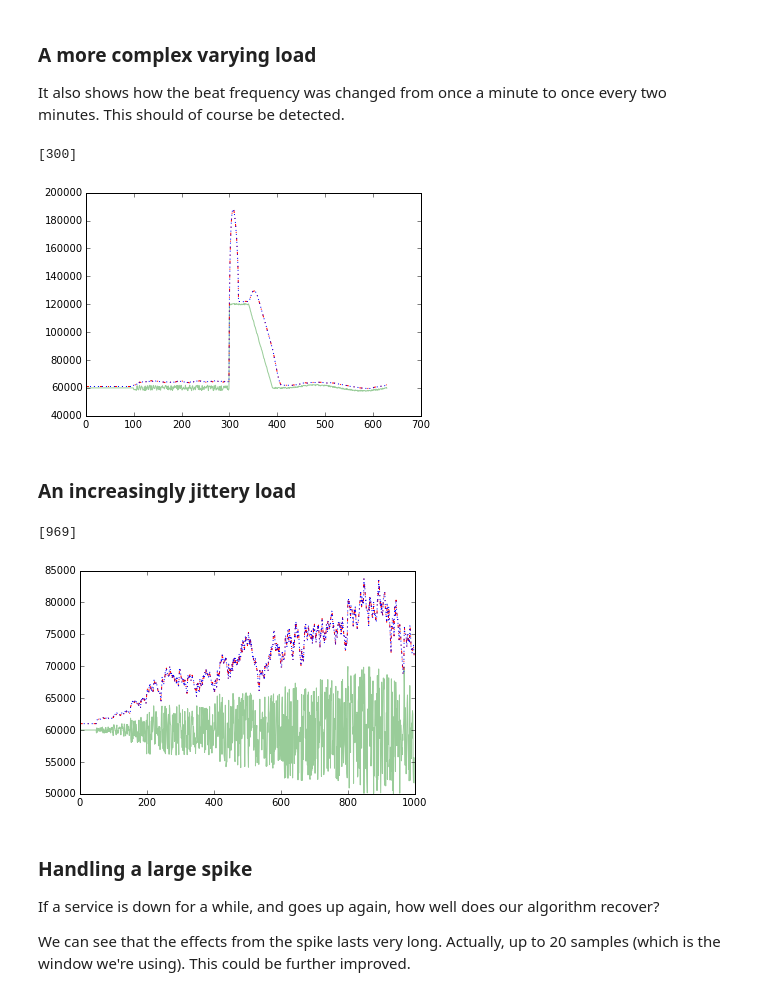
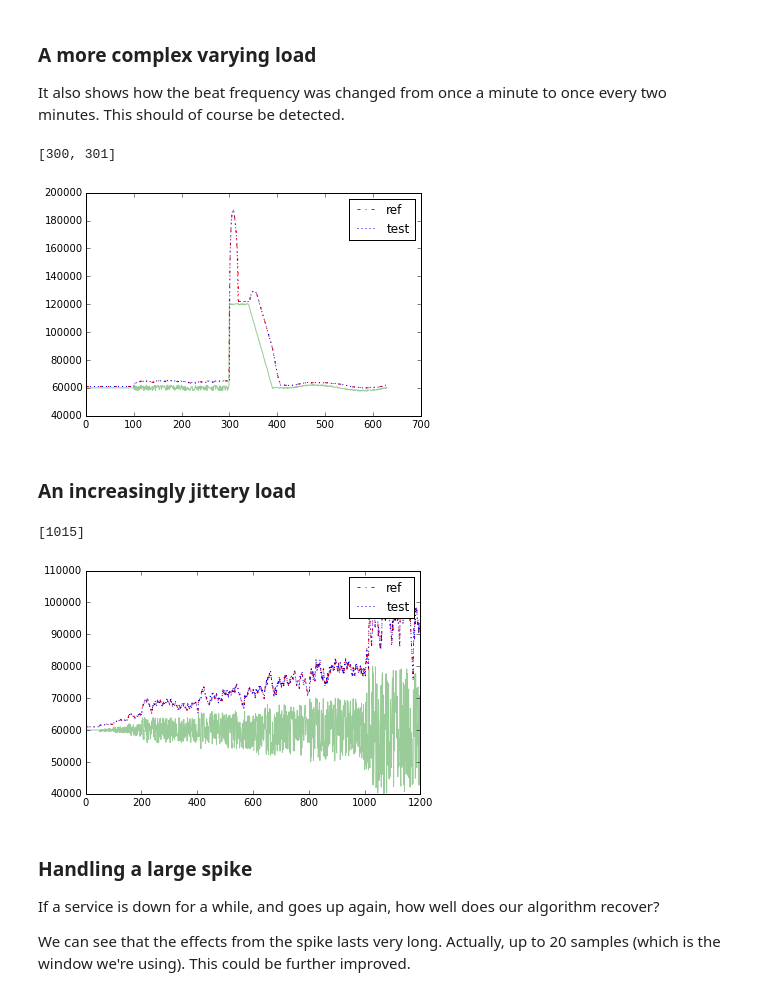
Before and after one commit to boivie/lovebeat, a Jupyter notebook: docs/Lovebeat Auto Algorithm.ipynb, the cells around one changed output. Drawn from its saved outputs; the diff is of its cells as text; code cells hidden in the pictures.

```diff
--- a/docs/Lovebeat Auto Algorithm.ipynb
+++ b/docs/Lovebeat Auto Algorithm.ipynb
@@ -25,27 +25,3 @@ def sin(base, amplitude, count = 100):
 ### And a method for plotting and evaluating target algorithms
 
 Note that it supports two algorithms. One `ref` (reference) and one that is the "algorithm-under-test" (`test`). This allows you to compare and benchmark one algorithm with another.
-# %%
-def evaluate(id, data, ref, test):
-    fig, ax = plt.subplots()
-    ax.plot(data, color="green", alpha=0.4)
-
-    ts = []
-    refs = []
-    tests = []
-    with open("test-%s.csv" % id, "w") as f:
-        for i in range(len(data)):
-            ts.append(data[i])
-
-            res1 = ref(ts)
-            refs.append(res1)
-
-            res2 = test(ts)
-            tests.append(res2)
-
-            f.write("%d,%d\n" % (data[i], refs[i]))
-
-    ax.plot(refs, color="red", ls='-.')
-    ax.plot(tests, color="blue", ls=':')
-    over = [i for i in range(len(data)) if data[i] > tests[i - 1]]
-    print(over)
@@ -104,7 +111,7 @@ def ewmstd_last(series, com):
         return 0
     return math.sqrt(t)
 
-def ref(timeseries, factor=3):
+def algo_ewma_std(timeseries, factor=3):
     ts = timeseries[-20:]
     median = ewma(ts, 10)[-1]
     s = ewmstd_last(ts, 10)
@@ -113,14 +120,28 @@ def ref(timeseries, factor=3):
     except ValueError:
         return 0
 
-def test(timeseries, factor=3):
+def reject_outliers(data, m=2):
+    u = np.mean(data)
+    s = np.std(data)
+    filtered = [e for e in data if (u - m * s < e < u + m * s)]
+    return filtered
+
+def algo_ewma_std_reject_outliers(timeseries, factor=3):
     ts = timeseries[-20:]
+
+    ts2 = reject_outliers(ts, 3)
+    if ts2:
+        ts = ts2
     median = ewma(ts, 10)[-1]
     s = ewmstd_last(ts, 10)
+    s2 = np.std(ts)
     try:
         return (int)(factor * s + median + 1000)
     except ValueError:
         return 0
+
+ref = algo_ewma_std
+test = algo_ewma_std_reject_outliers
 # %% [markdown]
 ### Test input 1
 
@@ -150,16 +171,16 @@ It also shows how the beat frequency was changed from once a minute to once ever
 # %%
 data = jitter(constant(60000, count=50), 0) \
         + jitter(constant(60000, count=50), 0) \
         + jitter(constant(60000, count=200), 4000) \
         + jitter(constant(120000, count=40), 1000) \
         + jitter(increasing(120000, 60000, count=50), 1000) \
         + jitter(constant(60000, count=40), 1000) \
         + jitter(sin(60000, 2000, count=200), 1000)
 
-evaluate("complex", data, ref, test)
+evaluate(data, ref, test)
 # %% [output]
-[300]
+[300, 301]
-[figure, old version]
+[figure, new version]
 # %% [markdown]
 ### An increasingly jittery load
 # %%
@@ -170,12 +191,13 @@ data = jitter(constant(60000, count=50), 0) \
         + jitter(constant(60000, count=200), 8000) \
         + jitter(constant(60000, count=200), 12000) \
         + jitter(constant(60000, count=200), 16000) \
-        + jitter(constant(60000, count=200), 20000)
+        + jitter(constant(60000, count=200), 20000) \
+        + jitter(constant(60000, count=200), 40000)
 
-evaluate("incjitter", data, ref, test)
+evaluate(data, ref, test)
 # %% [output]
-[969]
+[1015]
-[figure, old version]
+[figure, new version]
 # %% [markdown]
 ### Handling a large spike
 
```
Also changed, not shown: parts of 11 cells of this notebook.
